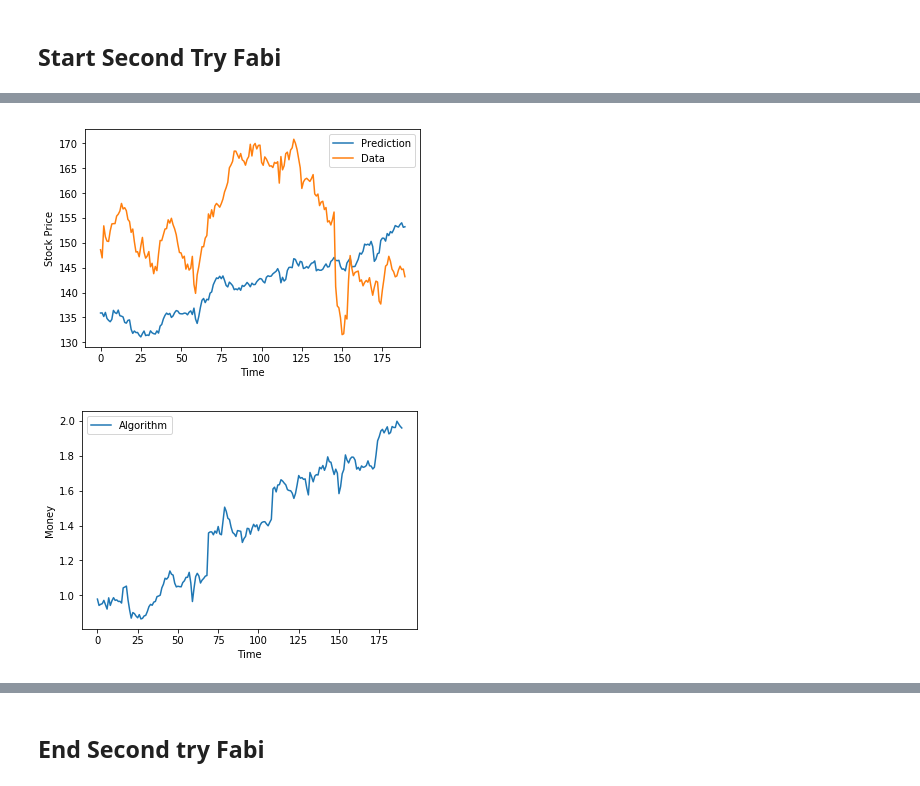
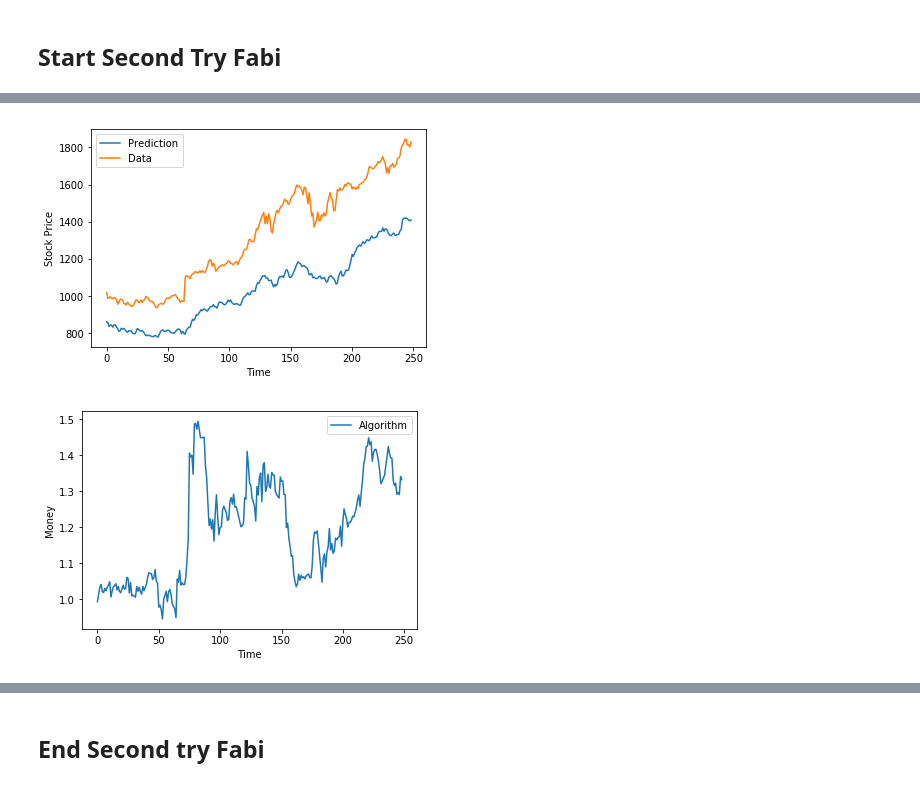
Before and after one commit to praunss/HomeProject, a Jupyter notebook: ForecastingTraining_Referrence.ipynb, the cells around one changed output, grey strips where cells are left out. Saved outputs shown, nothing was run; the diff lists cells and outputs as text; code cells hidden in the pictures.

Commit message:
New Referrence forecast

```diff
--- a/ForecastingTraining_Referrence.ipynb
+++ b/ForecastingTraining_Referrence.ipynb
@@ -207,15 +207,13 @@ def MLP_B2():
     model.add(Flatten(input_shape=(PredictionTimepoints, NumberofCompanies)))
 
    # model.add(Dense(5000, activation='relu'))
-    model.add(Dense(2000, activation='relu'))
-    model.add(Dropout(0.2))
-    model.add(Dense(1000, activation='relu'))
-    model.add(Dropout(0.2))
+   # model.add(Dense(2000, activation='relu'))
+    #model.add(Dropout(0.2))
+    #model.add(Dense(1000, activation='relu'))
+    #model.add(Dropout(0.2))
     model.add(Dense(500, activation='relu'))
-    model.add(Dense(500, activation='relu'))
-    model.add(Dense(88))
+    model.add(Dense(87))
     model.compile(loss='mean_squared_error', optimizer="adamax", metrics=['mse'])
 
-
     return model
 # %%
@@ -238,8 +238,9 @@ estimator.fit(X_train, y_train,  validation_data=(X_valid, y_valid),callbacks=[c
 from sklearn.metrics import r2_score
 from sklearn.metrics import mean_squared_error
 model = MLP_B2()
-model.load_weights('saved_models_historic/weights.best.from_scratch_MLPtype2_B2_Timepoints'+str(PredictionTimepoints)+'.hdf5')
+model.load_weights('saved_models_referrence/weights.best.referrence0818_MLPtype2_500_500D1L_5000Epcohs_nodrop_Timepoints'+str(PredictionTimepoints)+'.hdf5')
 
 y_pred = model.predict(X_test)
 print(r2_score(y_test,y_pred))
+print(mean_squared_error(y_test,y_pred))
 # %% [output]
@@ -265,14 +267,15 @@ y_test_rescaled = scaler.inverse_transform(y_test)
 y_pred_rescaled = scaler.inverse_transform(y_pred)
 # %%
 #Compare testset with predictions
-plt.plot(y_pred_rescaled[:,7], label="Prediction")
-plt.plot(y_test_rescaled[:,7], label="Data")
+company = 5
+plt.plot(y_pred_rescaled[:,company], label="Prediction")
+plt.plot(y_test_rescaled[:,company], label="Data")
 plt.xlabel("Time")
 plt.ylabel("Stock Price")
 plt.legend()
 plt.show()
 # %% [output]
-[figure, old version]
+[figure, new version]
 # %%
 # Calculate profit for every day investment in top percentual change company
 Profit = []
@@ -297,6 +300,6 @@ plt.ylabel("Money")
 plt.legend()
 plt.show()
 # %% [output]
-[figure, old version]
+[figure, new version]
 # %%
 TopCompanies
```
Also changed, not shown: parts of 20 cells of this notebook, 3 other files.
